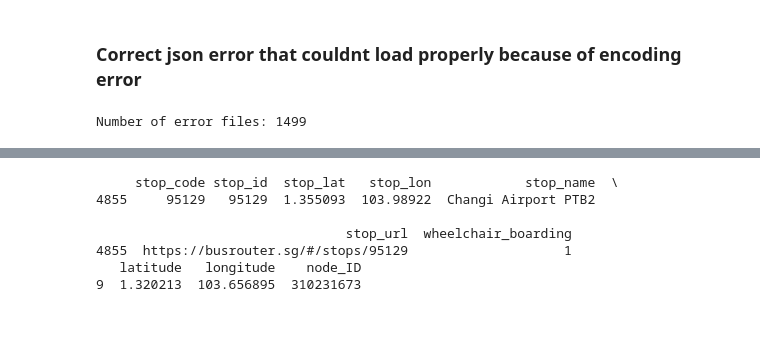
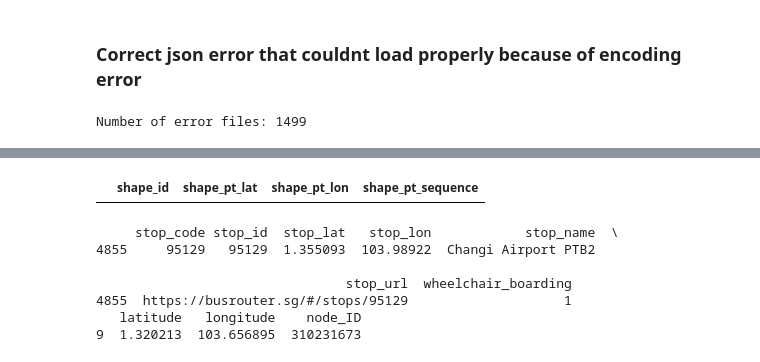
Before and after one commit to pakhuiying/NCCS_analysis, a Jupyter notebook: impact_travel_time.ipynb, the cells around one changed output, grey strips where cells are left out. Saved outputs shown, nothing was run; the diff lists cells and outputs as text; code cells hidden in the pictures; blank space fills up the shorter version.

```diff
--- a/impact_travel_time.ipynb
+++ b/impact_travel_time.ipynb
@@ -752,0 +911,4 @@ Number of error files: 1499
+# %%
+GTFS_shapes[(GTFS_shapes['shape_id'].str.contains(f'673'))]
+# %% [output]
+|  | shape_id | shape_pt_lat | shape_pt_lon | shape_pt_sequence |
```
Also changed, not shown: parts of 5 cells of this notebook, 3 other files.
